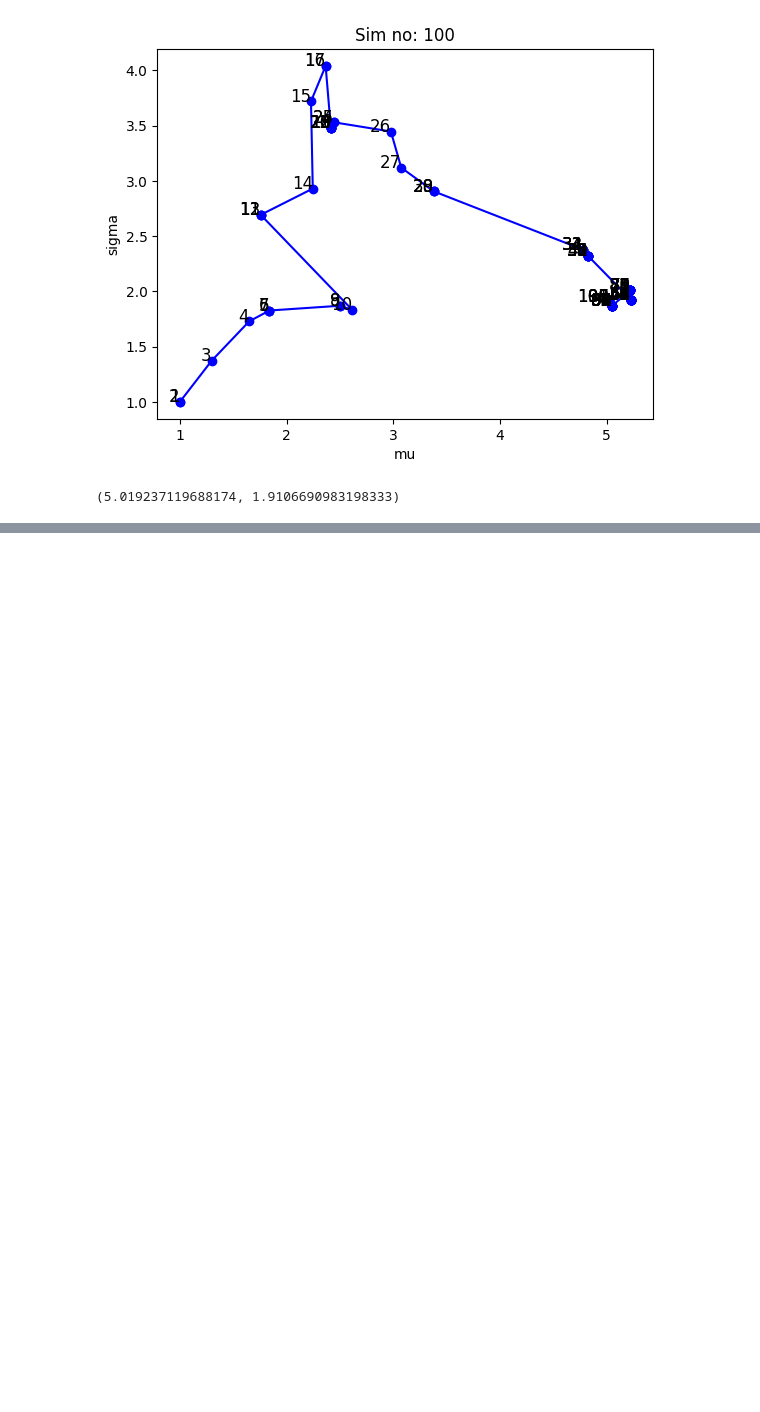
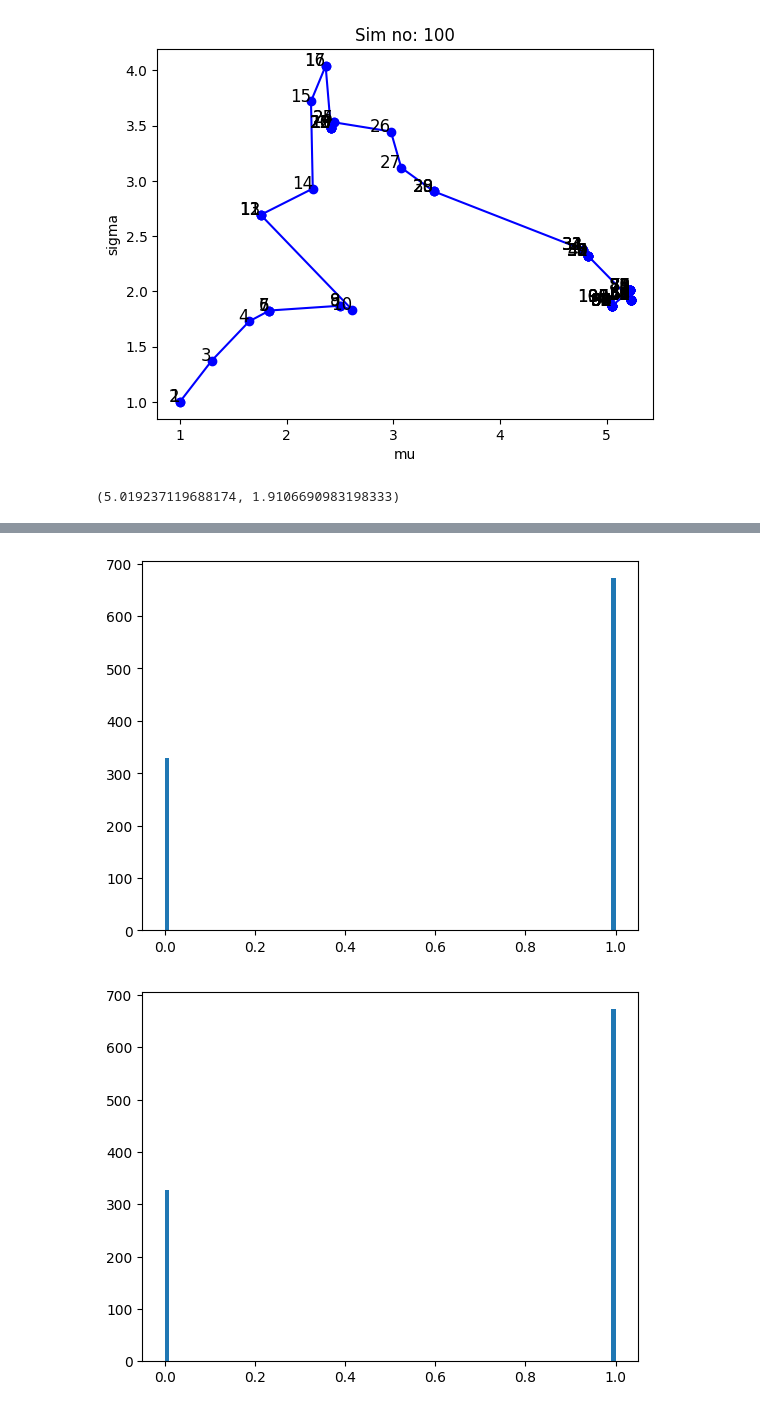
Before and after one commit to rakaar/ai_stats_notes, a Jupyter notebook: stats/bayesian.ipynb, the cells around one changed output, grey strips where cells are left out. Cells and saved outputs as stored; diff of their text form; code cells hidden in the pictures; blank space fills up the shorter version.

```diff
--- a/stats/bayesian.ipynb
+++ b/stats/bayesian.ipynb
@@ -214,0 +272,22 @@ If prior and Likelihood are NOT conjugate, that means likelihood x prior = Poste
+# %%
+# Sample priors and obtain synthetic data
+
+N_rounds = 10000
+synthetic_data = np.zeros((N_rounds, 1000))
+params_arr = np.zeros((N_rounds, 3))
+
+for round in range(N_rounds):
+    # choose one element randomly from prior_param1
+    params_sample = np.array([np.random.uniform(0,1) for _ in range(3)])
+    params_arr[round, :] = params_sample
+
+    y_sigmoid = 1/(1 + np.exp(-np.dot(x, params_sample)))
+    synthetic_data[round, :] = np.random.binomial(1, y_sigmoid, size= 1000)
+# %%
+# check random couple rounds data of synthetic data: histogram
+
+plt.hist(synthetic_data[34,:], bins=100); plt.show()
+plt.hist(synthetic_data[897,:], bins=100); plt.show()
+# %% [output]
+[figure, added]
+[figure, added]
```
Also changed, not shown: parts of 10 cells of this notebook.
